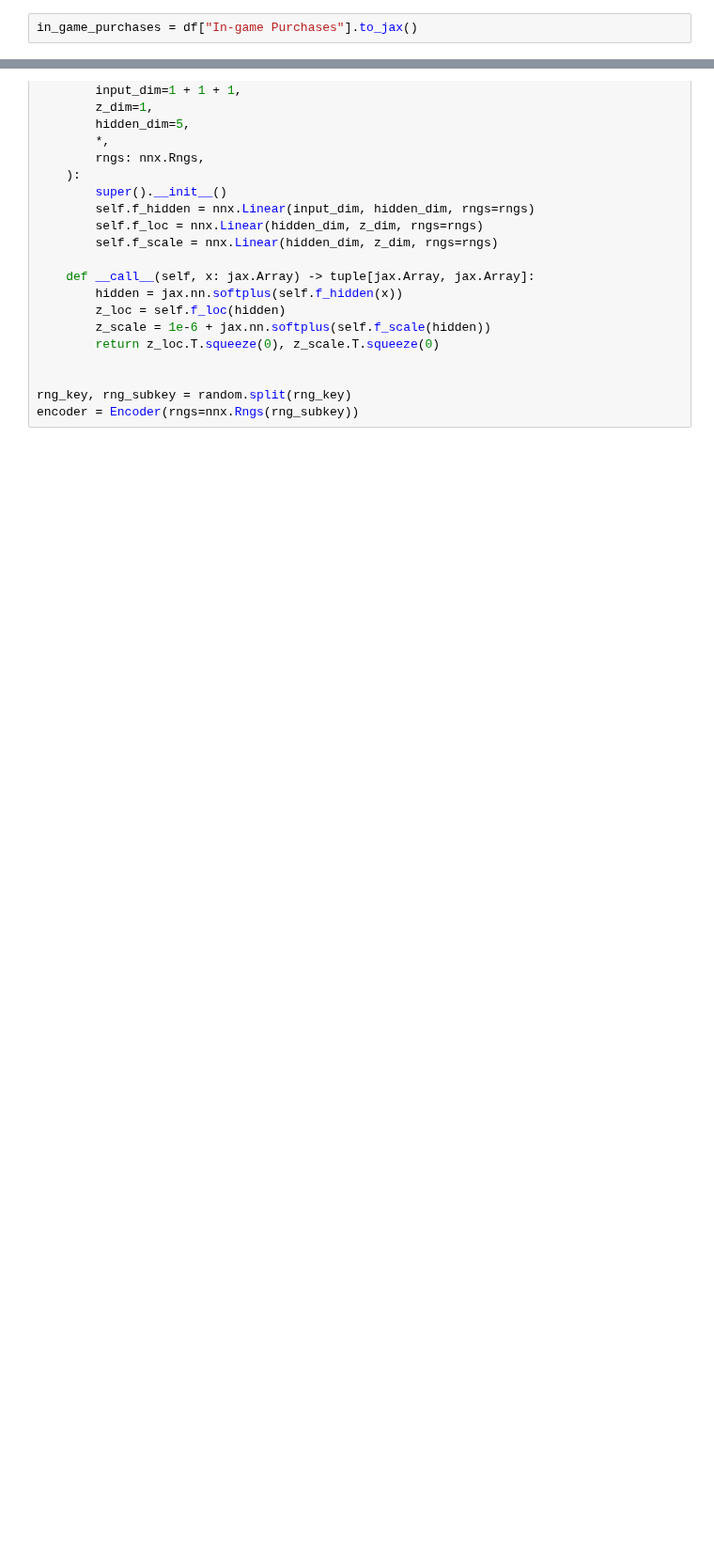
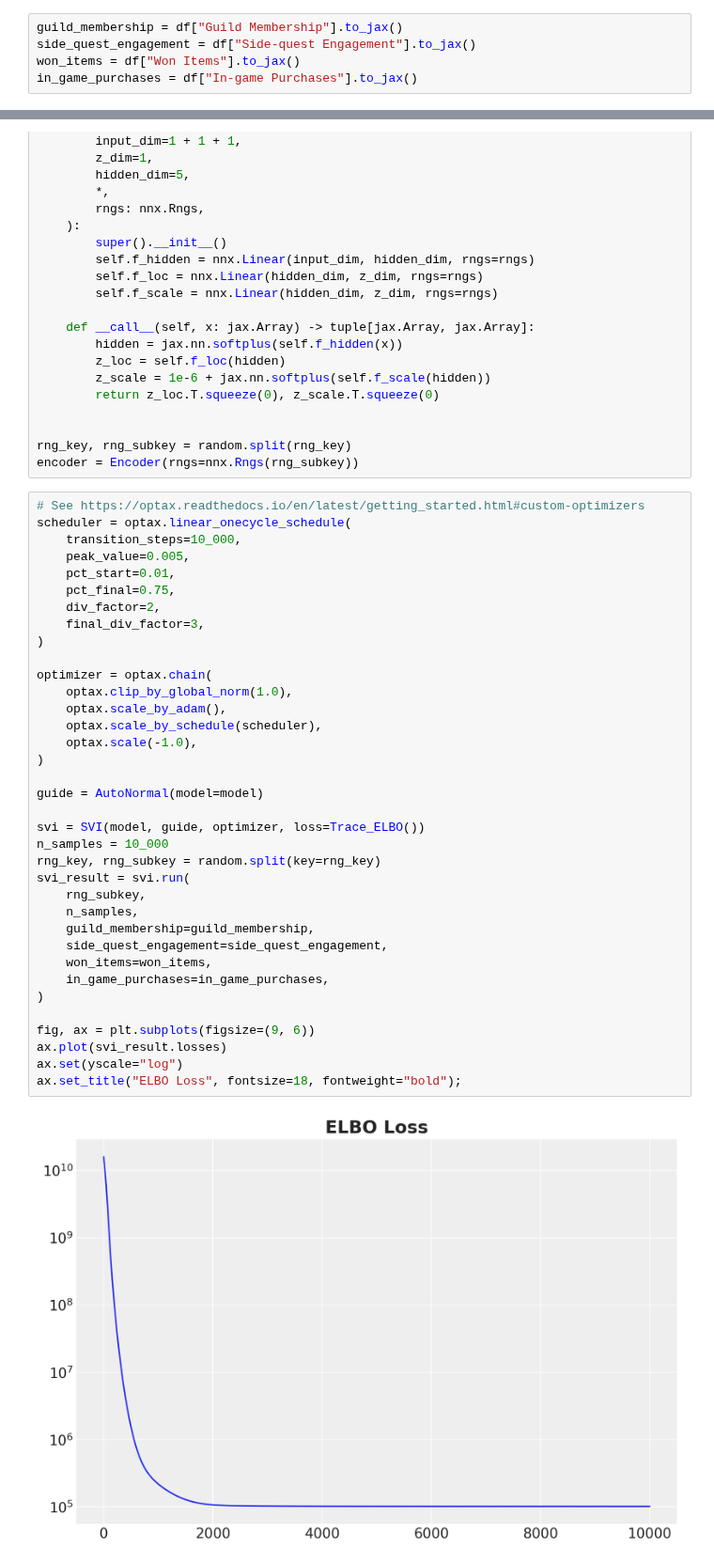
Before and after one commit to juanitorduz/website_projects, a Jupyter notebook: Python/online_game_ate.ipynb, the cells around one changed output, grey strips where cells are left out. Shown at 94% size. Drawn from its saved outputs; the diff is of its cells as text; blank space fills up the shorter version.

Commit message:
fit model autoguide

```diff
--- a/Python/online_game_ate.ipynb
+++ b/Python/online_game_ate.ipynb
@@ -55,6 +59,9 @@ shape: (5, 4)
 | 1 | 1 | 1 | 1007.84 |
 | 0 | 1 | 0 | 4153.94 |
 # %%
+guild_membership = df["Guild Membership"].to_jax()
+side_quest_engagement = df["Side-quest Engagement"].to_jax()
+won_items = df["Won Items"].to_jax()
 in_game_purchases = df["In-game Purchases"].to_jax()
 # %%
 class Confounders2Engagement(nnx.Module):
@@ -171,3 +190,41 @@ class Encoder(nnx.Module):
 
 rng_key, rng_subkey = random.split(rng_key)
 encoder = Encoder(rngs=nnx.Rngs(rng_subkey))
+# %%
+# See https://optax.readthedocs.io/en/latest/getting_started.html#custom-optimizers
+scheduler = optax.linear_onecycle_schedule(
+    transition_steps=10_000,
+    peak_value=0.005,
+    pct_start=0.01,
+    pct_final=0.75,
+    div_factor=2,
+    final_div_factor=3,
+)
+
+optimizer = optax.chain(
+    optax.clip_by_global_norm(1.0),
+    optax.scale_by_adam(),
+    optax.scale_by_schedule(scheduler),
+    optax.scale(-1.0),
+)
+
+guide = AutoNormal(model=model)
+
+svi = SVI(model, guide, optimizer, loss=Trace_ELBO())
+n_samples = 10_000
+rng_key, rng_subkey = random.split(key=rng_key)
+svi_result = svi.run(
+    rng_subkey,
+    n_samples,
+    guild_membership=guild_membership,
+    side_quest_engagement=side_quest_engagement,
+    won_items=won_items,
+    in_game_purchases=in_game_purchases,
+)
+
+fig, ax = plt.subplots(figsize=(9, 6))
+ax.plot(svi_result.losses)
+ax.set(yscale="log")
+ax.set_title("ELBO Loss", fontsize=18, fontweight="bold");
+# %% [output]
+[figure, added]
```
Also changed, not shown: parts of 5 cells of this notebook.
